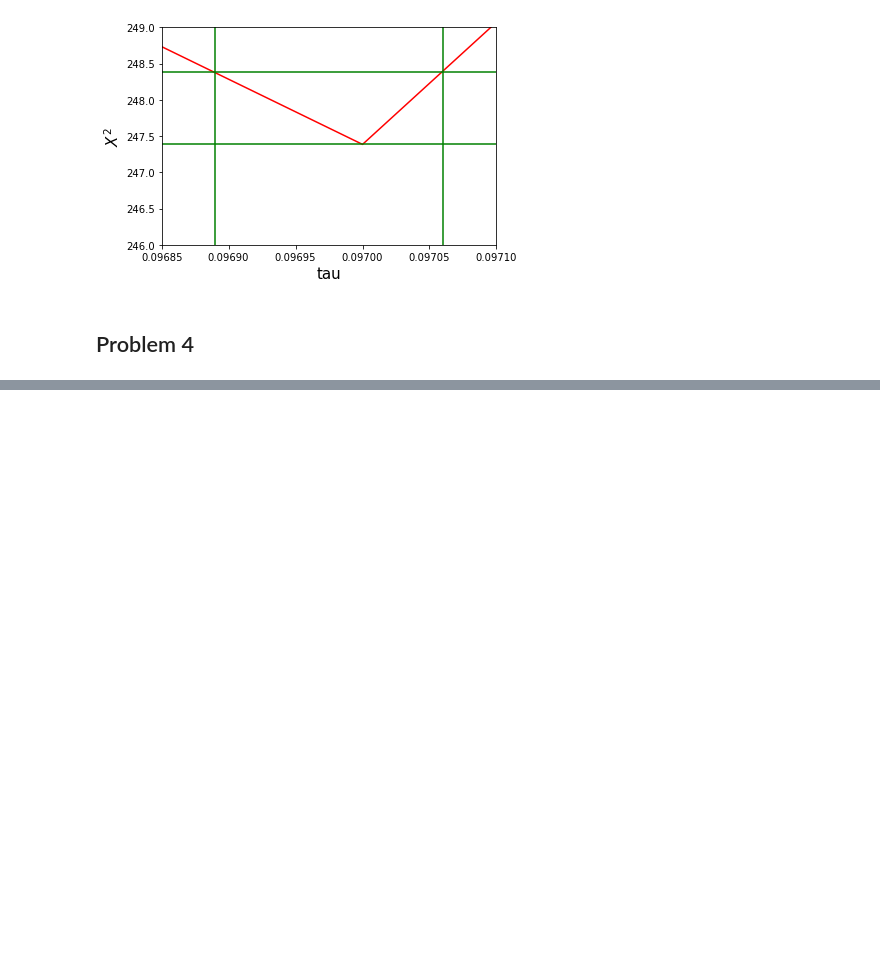
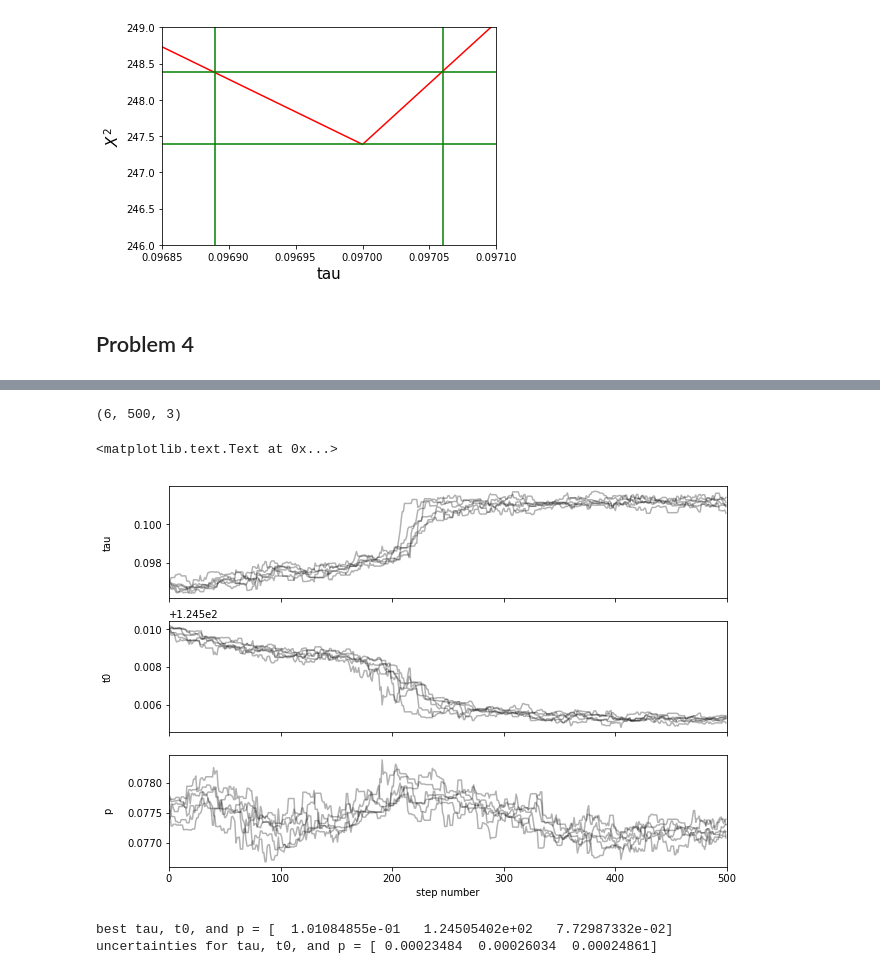
Before and after one commit to columbia-astro/problem-set-7-gsuissa, a Jupyter notebook: Problem Set #7 - Gabrielle.ipynb, the cells around one changed output, grey strips where cells are left out. Cells and saved outputs as stored; diff of their text form; code cells hidden in the pictures; blank space fills up the shorter version.

```diff
--- a/Problem Set #7 - Gabrielle.ipynb
+++ b/Problem Set #7 - Gabrielle.ipynb
@@ -277,14 +287,21 @@ sampler.run_mcmc(pos, 500)
 # %%
-sampler.chain
+sampler.chain.shape
+# %% [output]
+(6, 500, 3)
 # %%
 fig, axes = plt.subplots(3, figsize=(10, 7), sharex=True)
 samples = sampler.chain
 labels = ["tau", "t0", "p"]
 for i in range(ndim):
     ax = axes[i]
     ax.plot(samples[:, :, i].T, "k", alpha=0.3)
-    ax.set_xlim(0, len(samples))
+    ax.set_xlim(0, 500)
     ax.set_ylabel(labels[i])
     ax.yaxis.set_label_coords(-0.1, 0.5)
 
 axes[-1].set_xlabel("step number")
+
+# these chains look good, p good converge a bit better
+# %% [output]
+<matplotlib.text.Text at 0x...>
+[figure, added]
@@ -290,0 +314,8 @@ axes[-1].set_xlabel("step number")
+# %%
+best_parameters = np.mean(cutsamples, axis=0)
+parameters_uncertainties = np.std(cutsamples, axis=0)
+print("best tau, t0, and p =", best_parameters)
+print("uncertainties for tau, t0, and p =", parameters_uncertainties)
+# %% [output]
+best tau, t0, and p = [  1.01084855e-01   1.24505402e+02   7.72987332e-02]
+uncertainties for tau, t0, and p = [ 0.00023484  0.00026034  0.00024861]
```
Also changed, not shown: parts of 12 cells of this notebook.
